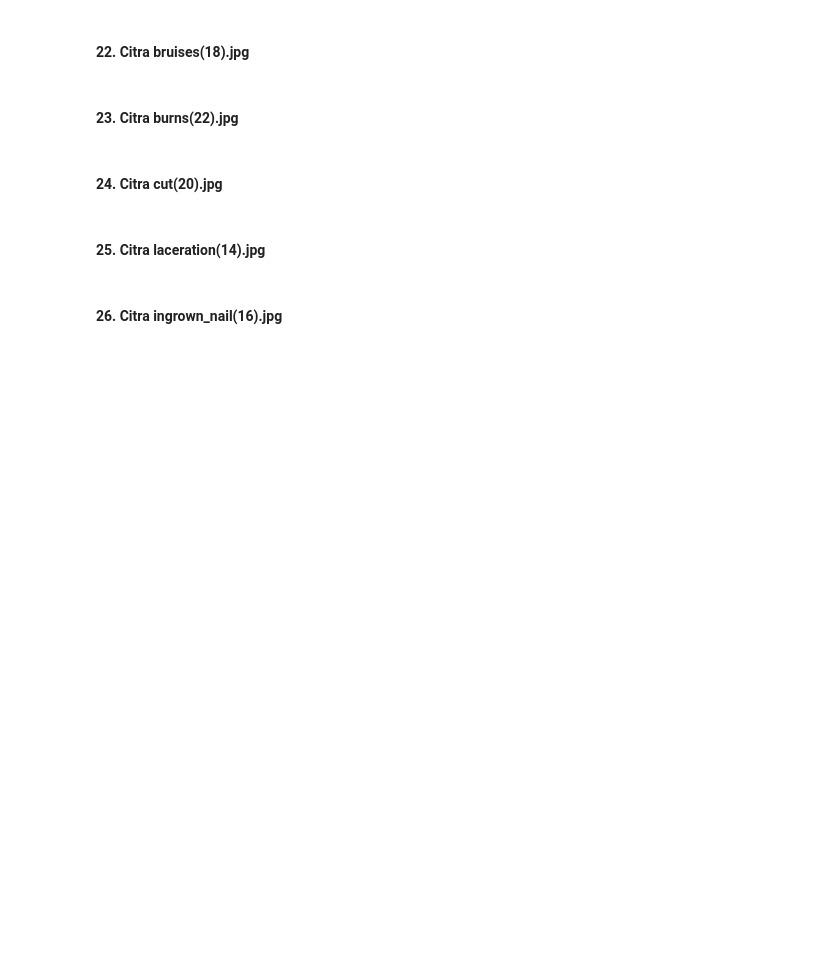
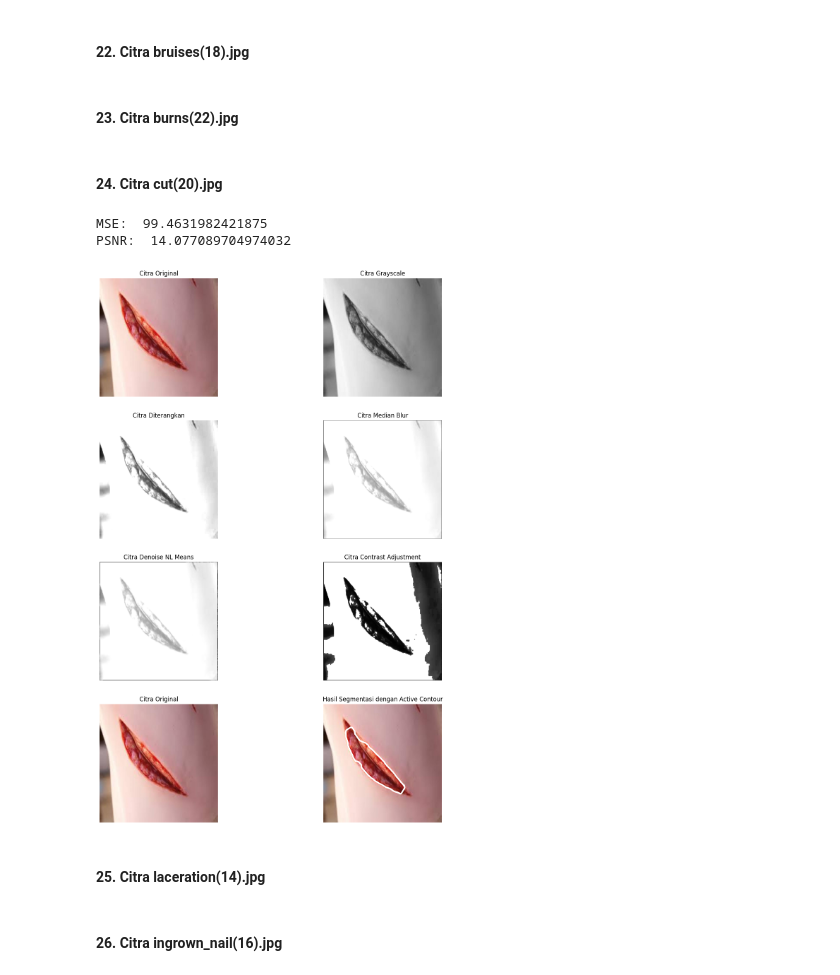
Before and after one commit to sajidannn/deteksi_luka_active_contour, a Jupyter notebook: Project_PCD_Kelompok_3.ipynb, the cells around one changed output. Drawn from its saved outputs; the diff is of its cells as text; code cells hidden in the pictures; blank space fills up the shorter version.

```diff
--- a/Project_PCD_Kelompok_3.ipynb
+++ b/Project_PCD_Kelompok_3.ipynb
@@ -325,7 +403,11 @@ seg_active_contour(folder='burns', nomor=22, bright=125, x=300, a=150, y=380, b=
 # %% [markdown]
 #### 24. Citra cut(20).jpg
 # %%
-seg_active_contour(folder='cut', nomor=20, bright=126, x=300, a=400, y=290, b=200)
+seg_active_contour(folder='cut', nomor=20, bright=126, x=300, a=220, y=290, b=220)
+# %% [output]
+MSE:  99.4631982421875
+PSNR:  14.077089704974032
+[figure, added]
 # %% [markdown]
 #### 25. Citra laceration(14).jpg
 # %%
```
Also changed, not shown: parts of 19 cells of this notebook.
